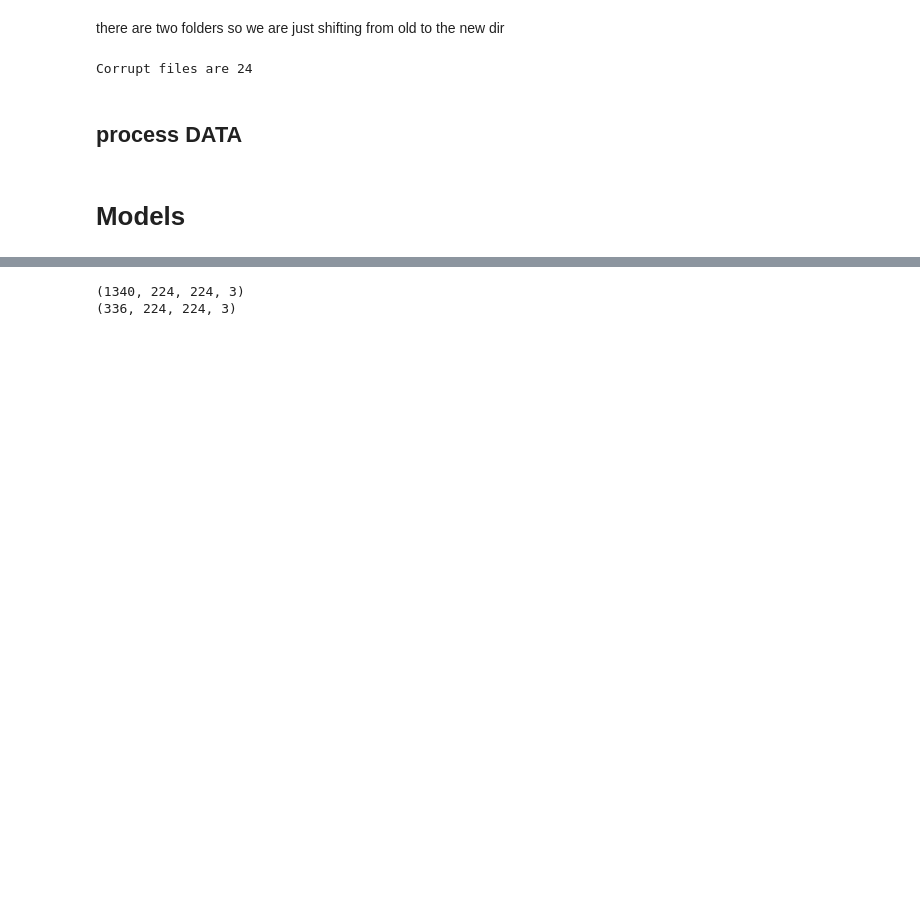
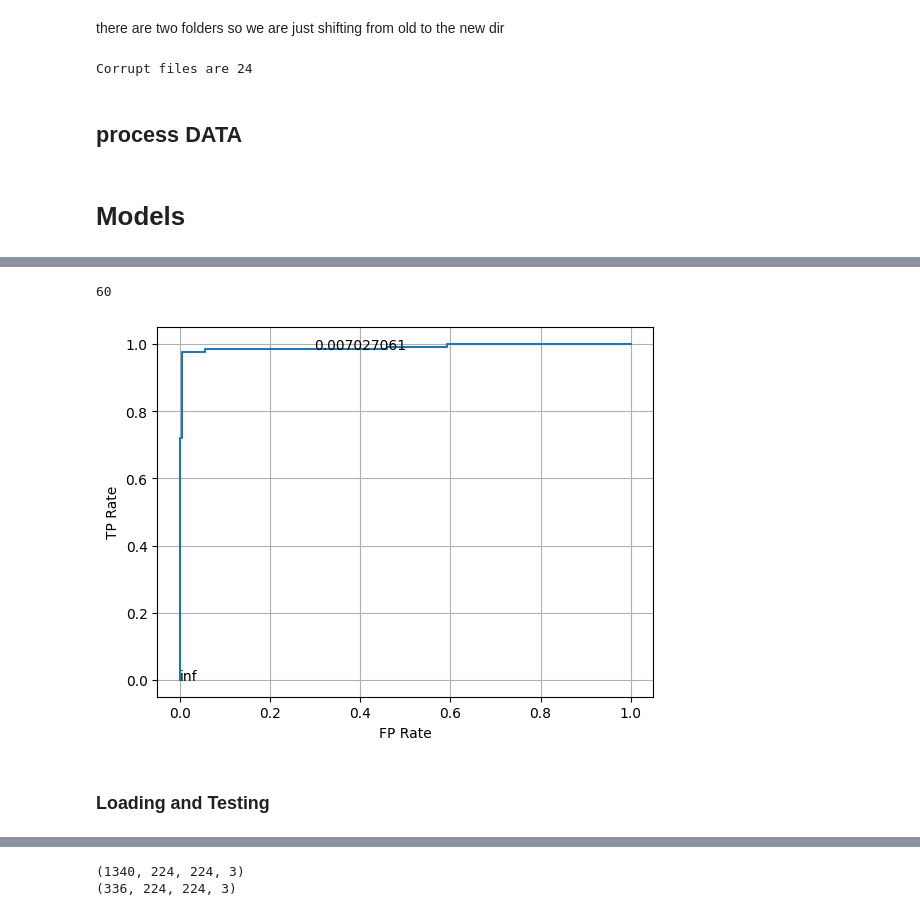
Before and after one commit to prathamtomar99/Oral-Cancer-with-Generative-Ai-Chatbot-, a Jupyter notebook: pre_defined_model.ipynb, the cells around one changed output, grey strips where cells are left out. Drawn from its saved outputs; the diff is of its cells as text; code cells hidden in the pictures; blank space fills up the shorter version.

```diff
--- a/pre_defined_model.ipynb
+++ b/pre_defined_model.ipynb
@@ -165,0 +169,24 @@ images, labels = load_data(folder_path)
+# %%
+base_model = Xception(weights='imagenet', include_top=False, input_shape=(224, 224, 3))
+for layer in base_model.layers:
+    layer.trainable = False
+
+x = base_model.output
+x = layers.GlobalAveragePooling2D()(x)
+x = layers.Dense(1024, activation='relu')(x)
+predictions = layers.Dense(1, activation='sigmoid')(x)  # bin classification
+
+xception = Model(inputs=base_model.input, outputs=predictions)
+
+xception.compile(loss='binary_crossentropy',metrics=['accuracy',tf.keras.metrics.Precision(),tf.keras.metrics.Recall()],optimizer='adam')
+
+early_stopping = EarlyStopping(monitor='val_loss', patience=15, restore_best_weights=True) #reduce overfitting
+reduce_lr = ReduceLROnPlateau(monitor='val_loss', factor=0.1, patience=10, min_lr=0.0001) # pateince
+checkpoint_filepath = '/content/xception.keras'
+checkpoint = ModelCheckpoint(
+    checkpoint_filepath,
+    monitor='val_accuracy',
+    save_best_only=True,
+    mode='max',
+    verbose=1
+)
@@ -165,0 +272,2 @@ images, labels = load_data(folder_path)
+# %%
+pred=xception.predict(X_test)
@@ -165,0 +293,16 @@ images, labels = load_data(folder_path)
+# %%
+fp,tp,thresholds=roc_curve(y_test,pred)
+plt.plot(fp,tp)
+plt.xlabel("FP Rate")
+plt.ylabel("TP Rate")
+print(len(thresholds))
+plt.grid()
+skip=30
+for i in range(0,len(thresholds),skip):
+  plt.text(fp[i],tp[i],thresholds[i])
+plt.show()
+# %% [output]
+60
+[figure, added]
+# %% [markdown]
+### Loading and Testing
```
Also changed, not shown: parts of 65 cells of this notebook.
